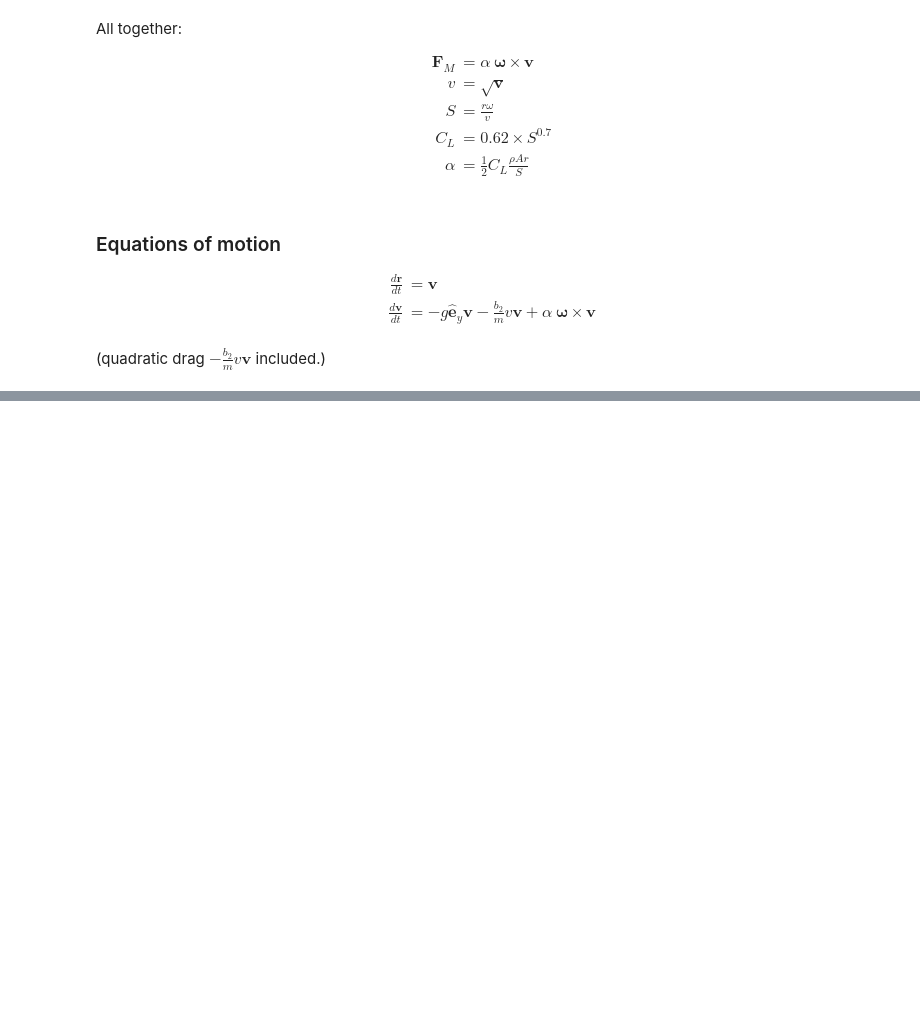
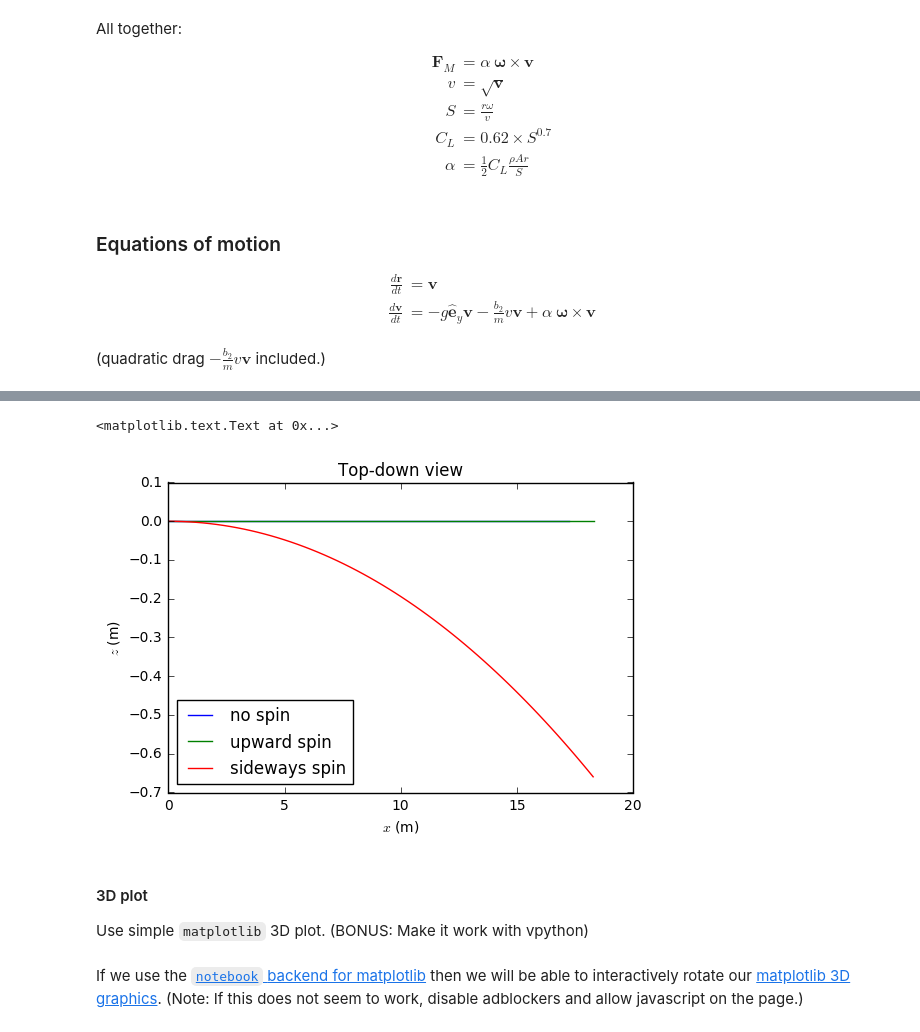
Before and after one commit to CapaFenLisesi/PHY494-resources, a Jupyter notebook: 12_ODE_applications/12-ODE-applications.ipynb, the cells around one changed output, grey strips where cells are left out. Saved outputs shown, nothing was run; the diff lists cells and outputs as text; code cells hidden in the pictures; blank space fills up the shorter version.

```diff
--- a/12_ODE_applications/12-ODE-applications.ipynb
+++ b/12_ODE_applications/12-ODE-applications.ipynb
@@ -224,0 +240,17 @@ plt.plot(r[:,0], r[:,3])
+# %%
+idx = 3  # y
+plt.plot(r[:,1], r[:,idx], label="no spin")
+plt.plot(rz[:,1], rz[:,idx], label="upward spin")
+plt.plot(rzy[:,1], rzy[:,idx], label="sideways spin")
+plt.xlabel("$x$ (m)")
+plt.ylabel("$z$ (m)")
+plt.legend(loc="best")
+plt.title("Top-down view")
+# %% [output]
+<matplotlib.text.Text at 0x...>
+[figure, added]
+# %% [markdown]
+#### 3D plot
+Use simple `matplotlib` 3D plot. (BONUS: Make it work with vpython)
+# %% [markdown]
+If we use the [`notebook` backend for matplotlib](http://ipython.readthedocs.io/en/stable/interactive/plotting.html) then we will be able to interactively rotate our [matplotlib 3D graphics](http://matplotlib.org/mpl_toolkits/mplot3d/tutorial.html). (Note: If this does not seem to work, disable adblockers and allow javascript on the page.)
```
Also changed, not shown: parts of 13 cells of this notebook.
